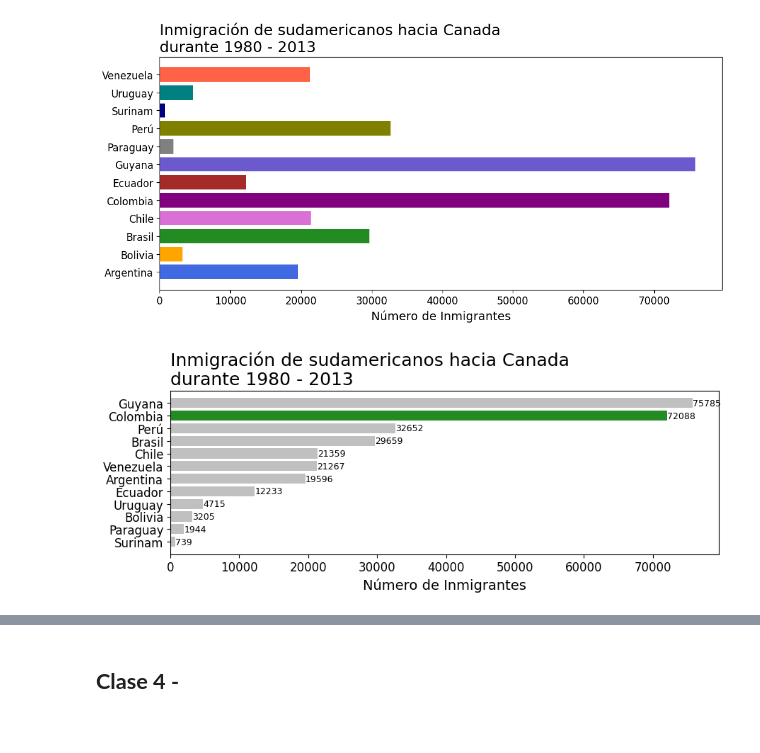
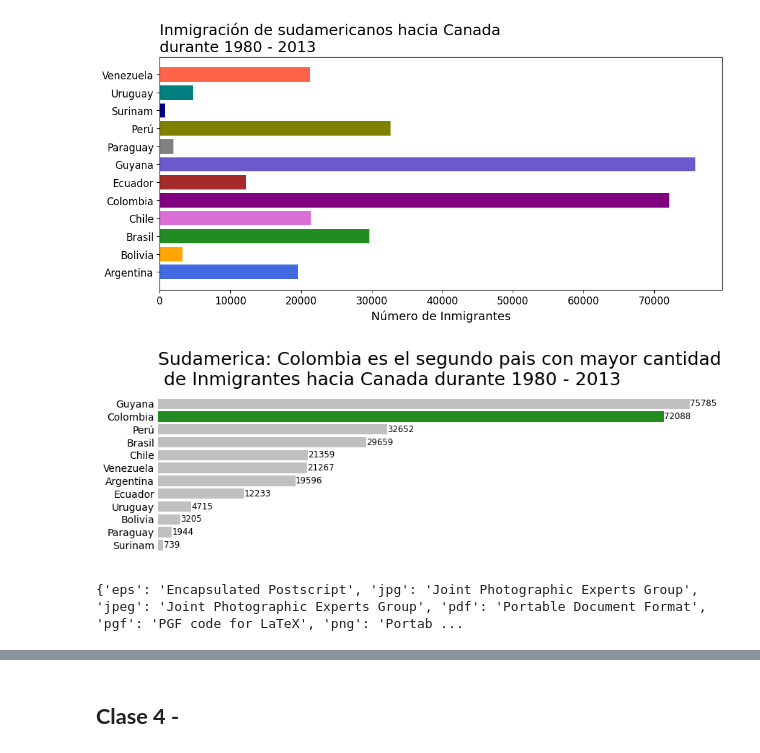
Before and after one commit to TAGARA-TECH/visualizacionDeDatos, a Jupyter notebook: visualizacion_de_datos_con_python.ipynb, the cells around one changed output, grey strips where cells are left out. Saved outputs shown, nothing was run; the diff lists cells and outputs as text; code cells hidden in the pictures.

```diff
--- a/visualizacion_de_datos_con_python.ipynb
+++ b/visualizacion_de_datos_con_python.ipynb
@@ -599,27 +599,39 @@ sudamerica_sort = sudamerica.sort_values(by='Total',ascending=True)
 # %%
 colors = ['royalblue','orange','forestgreen','orchid','purple','brown','slateblue','gray','olive','navy','teal','tomato']
 colores = []
 for pais in sudamerica_sort.index:
   if pais == 'Colombia':
     colores.append('forestgreen')
   else:
     colores.append('silver')
 
 fig, ax=plt.subplots(figsize=(10,3))
 
+ax.set_frame_on(False)
+ax.xaxis.set_visible(False)
+#ax.yaxis.set_visible(False)
+#ax.tick_params(axis='x', length=0)
+ax.tick_params(axis='y',which='both',size=0)
+
 ax.barh(sudamerica_sort.index, sudamerica_sort['Total'],color=colores) # colores
-ax.set_title('Inmigración de sudamericanos hacia Canada\ndurante 1980 - 2013',fontsize=18, loc='left')
+ax.set_title('Sudamerica: Colombia es el segundo pais con mayor cantidad\n de Inmigrantes hacia Canada durante 1980 - 2013',fontsize=18, loc='left')
 ax.set_ylabel('')
 ax.set_xlabel('Número de Inmigrantes',fontsize=14)
-ax.xaxis.set_tick_params(labelsize=12)
-ax.yaxis.set_tick_params(labelsize=12)
+ax.xaxis.set_tick_params(labelsize=10)
+ax.yaxis.set_tick_params(labelsize=10)
 
 for i,j in enumerate(sudamerica_sort['Total']):
-  ax.text(j+20,i,str(j),color='black',fontsize=9,ha='left',va='center')
+  ax.text(j+20,i,str(j),color='black',fontsize=8.5,ha='left',va='center')
 
 #ax.xaxis.set_major_locator(plt.MultipleLocator(5))
 #ax.tick_params(axis='x', rotation=90)
 
+fig.savefig('/content/Sudamerica_colombia.png',dpi=300,transparent=False,bbox_inches='tight')
+
 plt.show()
 # %% [output]
-[figure, old version]
+[figure, new version]
+# %%
+print(fig.canvas.get_supported_filetypes())
+# %% [output]
+{'eps': 'Encapsulated Postscript', 'jpg': 'Joint Photographic Experts Group', 'jpeg': 'Joint Photographic Experts Group', 'pdf': 'Portable Document Format', 'pgf': 'PGF code for LaTeX', 'png': 'Portab ...
```
Also changed, not shown: parts of 1 cell of this notebook.
